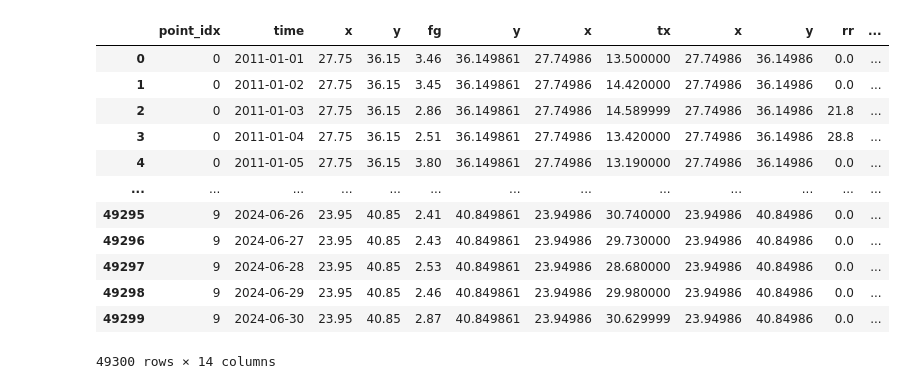
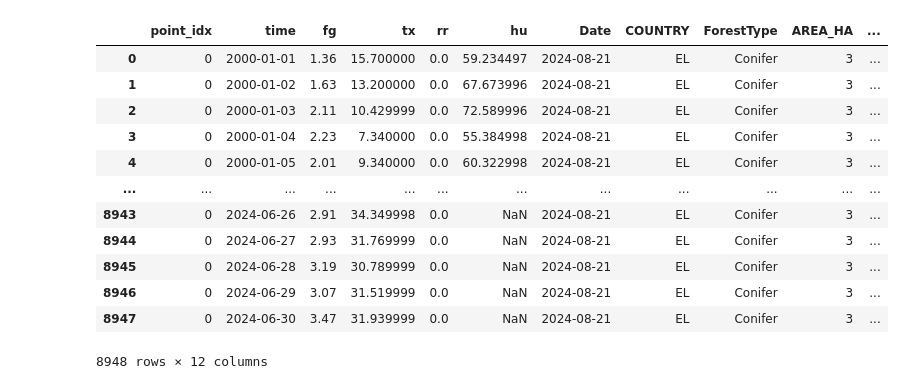
Before and after one commit to cshatto/effis-era5-europe, a Jupyter notebook: notebooks/extract-points.ipynb, the cells around one changed output. Drawn from its saved outputs; the diff is of its cells as text; code cells hidden in the pictures.

```diff
--- a/notebooks/extract-points.ipynb
+++ b/notebooks/extract-points.ipynb
@@ -130,16 +257,16 @@ result.to_csv('data/processed/effis/extracted_climate_data.csv', index=False)
-# %%
-result
-# %% [output]
-|  | point_idx | time | x | y | fg | y | x | tx | x | y | rr | ... |
-| 0 | 0 | 2011-01-01 | 27.75 | 36.15 | 3.46 | 36.149861 | 27.74986 | 13.500000 | 27.74986 | 36.14986 | 0.0 | ... |
-| 1 | 0 | 2011-01-02 | 27.75 | 36.15 | 3.45 | 36.149861 | 27.74986 | 14.420000 | 27.74986 | 36.14986 | 0.0 | ... |
-| 2 | 0 | 2011-01-03 | 27.75 | 36.15 | 2.86 | 36.149861 | 27.74986 | 14.589999 | 27.74986 | 36.14986 | 21.8 | ... |
-| 3 | 0 | 2011-01-04 | 27.75 | 36.15 | 2.51 | 36.149861 | 27.74986 | 13.420000 | 27.74986 | 36.14986 | 28.8 | ... |
-| 4 | 0 | 2011-01-05 | 27.75 | 36.15 | 3.80 | 36.149861 | 27.74986 | 13.190000 | 27.74986 | 36.14986 | 0.0 | ... |
-| ... | ... | ... | ... | ... | ... | ... | ... | ... | ... | ... | ... | ... |
-| 49295 | 9 | 2024-06-26 | 23.95 | 40.85 | 2.41 | 40.849861 | 23.94986 | 30.740000 | 23.94986 | 40.84986 | 0.0 | ... |
-| 49296 | 9 | 2024-06-27 | 23.95 | 40.85 | 2.43 | 40.849861 | 23.94986 | 29.730000 | 23.94986 | 40.84986 | 0.0 | ... |
-| 49297 | 9 | 2024-06-28 | 23.95 | 40.85 | 2.53 | 40.849861 | 23.94986 | 28.680000 | 23.94986 | 40.84986 | 0.0 | ... |
-| 49298 | 9 | 2024-06-29 | 23.95 | 40.85 | 2.46 | 40.849861 | 23.94986 | 29.980000 | 23.94986 | 40.84986 | 0.0 | ... |
-| 49299 | 9 | 2024-06-30 | 23.95 | 40.85 | 2.87 | 40.849861 | 23.94986 | 30.629999 | 23.94986 | 40.84986 | 0.0 | ... |
-49300 rows × 14 columns
+# %%
+result_with_effis
+# %% [output]
+|  | point_idx | time | fg | tx | rr | hu | Date | COUNTRY | ForestType | AREA_HA | ... |
+| 0 | 0 | 2000-01-01 | 1.36 | 15.700000 | 0.0 | 59.234497 | 2024-08-21 | EL | Conifer | 3 | ... |
+| 1 | 0 | 2000-01-02 | 1.63 | 13.200000 | 0.0 | 67.673996 | 2024-08-21 | EL | Conifer | 3 | ... |
+| 2 | 0 | 2000-01-03 | 2.11 | 10.429999 | 0.0 | 72.589996 | 2024-08-21 | EL | Conifer | 3 | ... |
+| 3 | 0 | 2000-01-04 | 2.23 | 7.340000 | 0.0 | 55.384998 | 2024-08-21 | EL | Conifer | 3 | ... |
+| 4 | 0 | 2000-01-05 | 2.01 | 9.340000 | 0.0 | 60.322998 | 2024-08-21 | EL | Conifer | 3 | ... |
+| ... | ... | ... | ... | ... | ... | ... | ... | ... | ... | ... | ... |
+| 8943 | 0 | 2024-06-26 | 2.91 | 34.349998 | 0.0 | NaN | 2024-08-21 | EL | Conifer | 3 | ... |
+| 8944 | 0 | 2024-06-27 | 2.93 | 31.769999 | 0.0 | NaN | 2024-08-21 | EL | Conifer | 3 | ... |
+| 8945 | 0 | 2024-06-28 | 3.19 | 30.789999 | 0.0 | NaN | 2024-08-21 | EL | Conifer | 3 | ... |
+| 8946 | 0 | 2024-06-29 | 3.07 | 31.519999 | 0.0 | NaN | 2024-08-21 | EL | Conifer | 3 | ... |
+| 8947 | 0 | 2024-06-30 | 3.47 | 31.939999 | 0.0 | NaN | 2024-08-21 | EL | Conifer | 3 | ... |
+8948 rows × 12 columns
```
Also changed, not shown: parts of 7 cells of this notebook.
